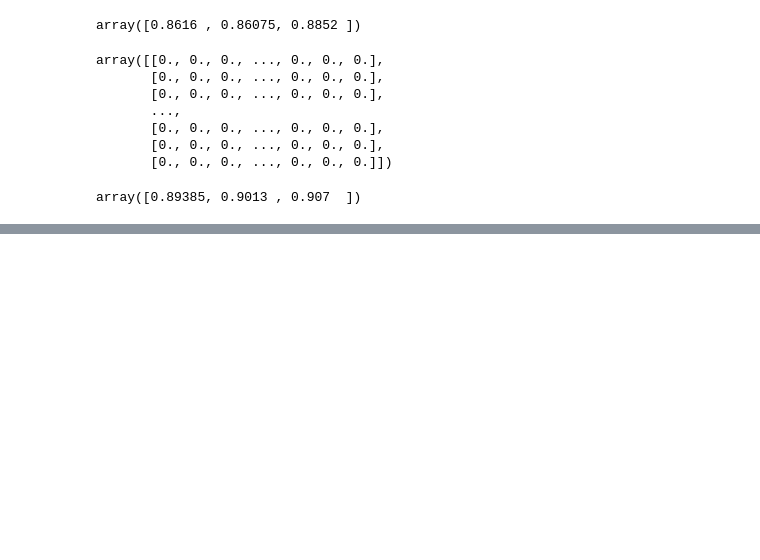
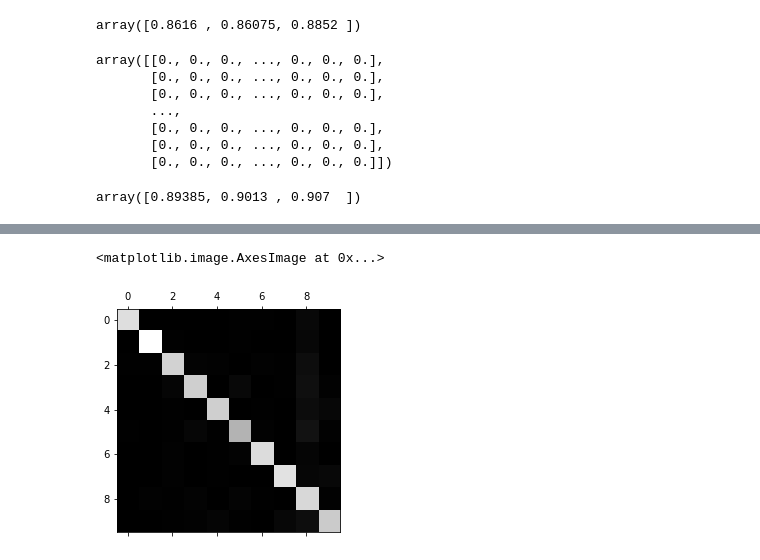
Before and after one commit to thakareakshay1709/my-data-science-projects, a Jupyter notebook: Digits_Classification_MNIST/Digits_Classification_MNIST.ipynb, the cells around one changed output, grey strips where cells are left out. Saved outputs shown, nothing was run; the diff lists cells and outputs as text; code cells hidden in the pictures; blank space fills up the shorter version.

Commit message:
adding confusion matrix and matplotlib images of predicted results

```diff
--- a/Digits_Classification_MNIST/Digits_Classification_MNIST.ipynb
+++ b/Digits_Classification_MNIST/Digits_Classification_MNIST.ipynb
@@ -164,3 +164,9 @@ array([[0., 0., 0., ..., 0., 0., 0.],
 cross_val_score(sgd_clf, X_trained_scaled, y_train, cv=3, scoring = "accuracy")
 # %% [output]
 array([0.89385, 0.9013 , 0.907  ])
+# %%
+# getting the predictions
+y_train_pred = cross_val_predict(sgd_clf, X_trained_scaled, y_train, cv=3)
+# %%
+conf_mx = confusion_matrix(y_train, y_train_pred)
+conf_mx
@@ -166,0 +184,8 @@ array([0.89385, 0.9013 , 0.907  ])
+# %%
+plt.matshow(conf_mx, cmap=plt.cm.gray)
+# As most of the images are on diagonal that means, they are classified correctly
+# Darker patterns means either the images were classified incorrectly or there are fewer images
+# For example, 5 looks little darker (4520)
+# %% [output]
+<matplotlib.image.AxesImage at 0x...>
+[figure, added]
```
Also changed, not shown: parts of 7 cells of this notebook.
